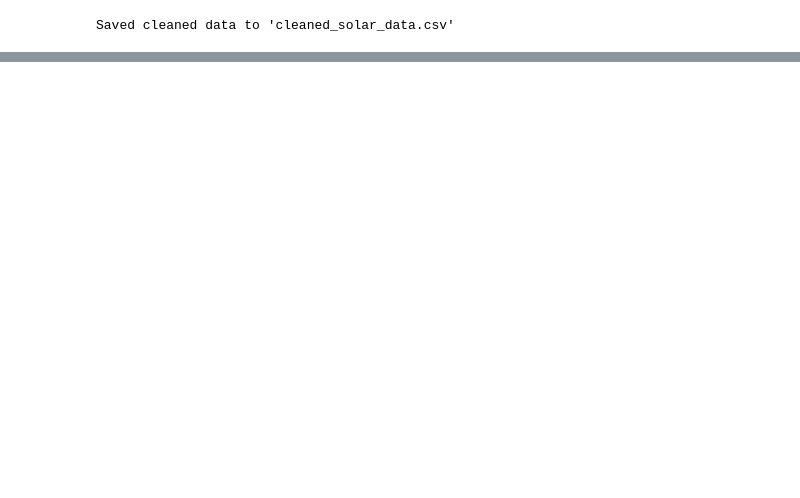
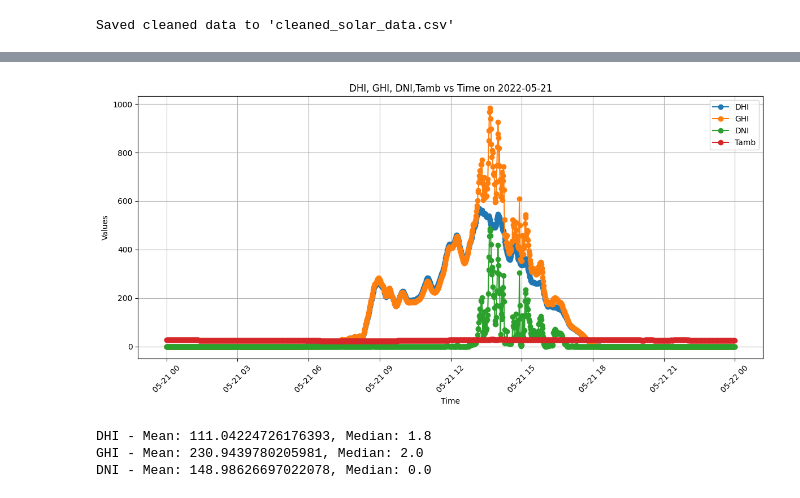
Before and after one commit to nebiyuu/solar-challenge-week-1, a Jupyter notebook: notebook/Togo_eda.ipynb, the cells around one changed output, grey strips where cells are left out. Cells and saved outputs as stored; diff of their text form; code cells hidden in the pictures; blank space fills up the shorter version.

```diff
--- a/notebook/Togo_eda.ipynb
+++ b/notebook/Togo_eda.ipynb
@@ -168,0 +179,42 @@ plt.show()
+# %%
+import random
+
+# Select a random day from the dataset
+random_day = random.choice(df['Timestamp'].dt.date.unique())
+
+# Filter the data for the selected day
+day_data = df[df['Timestamp'].dt.date == random_day]
+
+# Plot DHI, GHI, and DNI against time
+plt.figure(figsize=(12, 6))
+plt.plot(day_data['Timestamp'], day_data['DHI'], label='DHI', marker='o')
+plt.plot(day_data['Timestamp'], day_data['GHI'], label='GHI', marker='o')
+plt.plot(day_data['Timestamp'], day_data['DNI'], label='DNI', marker='o')
+plt.plot(day_data['Timestamp'], day_data['Tamb'], label='Tamb', marker='o')
+
+
+plt.title(f"DHI, GHI, DNI,Tamb vs Time on {random_day}")
+plt.xlabel("Time")
+plt.ylabel("Values")
+plt.legend()
+plt.grid(True)
+plt.xticks(rotation=45)
+plt.tight_layout()
+plt.show()
+# %% [output]
+[figure, added]
+# %%
+# Calculate mean and median for DHI, GHI, and DNI
+statistics = {
+    "DHI": {"mean": df["DHI"].mean(), "median": df["DHI"].median()},
+    "GHI": {"mean": df["GHI"].mean(), "median": df["GHI"].median()},
+    "DNI": {"mean": df["DNI"].mean(), "median": df["DNI"].median()},
+}
+
+# Print the results
+for key, value in statistics.items():
+    print(f"{key} - Mean: {value['mean']}, Median: {value['median']}")
+# %% [output]
+DHI - Mean: 111.04224726176393, Median: 1.8
+GHI - Mean: 230.9439780205981, Median: 2.0
+DNI - Mean: 148.98626697022078, Median: 0.0
```
Also changed, not shown: parts of 6 cells of this notebook, 2 other files.
